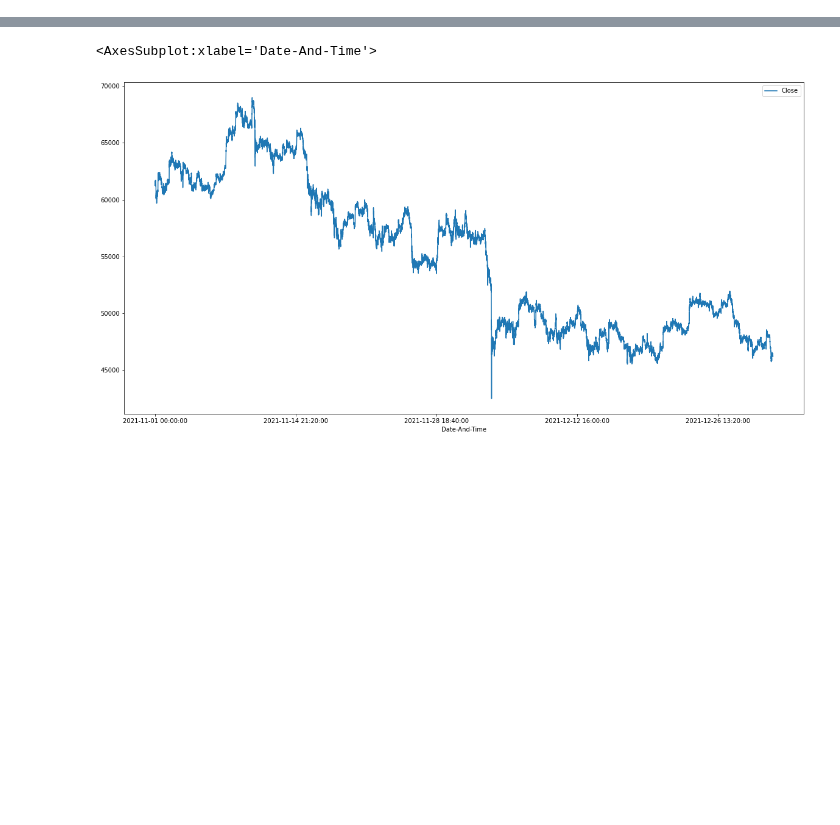
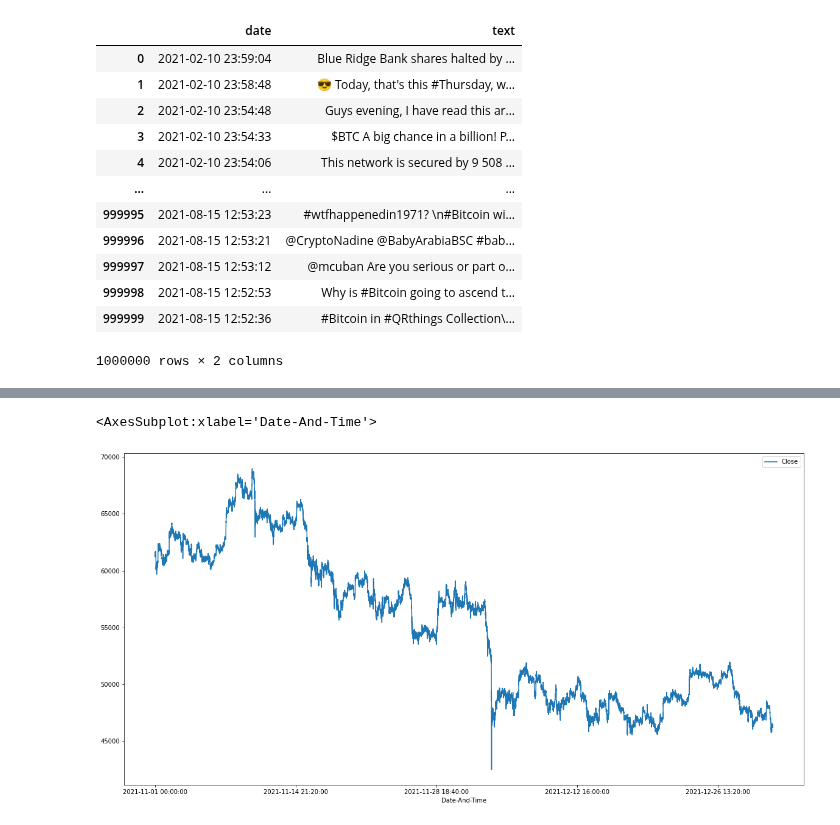
Before and after one commit to PhilipCappello/FineTuningBert, a Jupyter notebook: GettingHistoricalData.ipynb, the cells around one changed output, grey strips where cells are left out. Drawn from its saved outputs; the diff is of its cells as text; code cells hidden in the pictures; blank space fills up the shorter version.

```diff
--- a/GettingHistoricalData.ipynb
+++ b/GettingHistoricalData.ipynb
@@ -34,7 +33,24 @@ df_btc = pd.read_csv('CSVFiles/Bitcoin_tweets.csv')
 # https://www.kaggle.com/datasets/kaushiksuresh147/bitcoin-tweets
 # %%
 df_btc = df_btc.drop({'user_location','user_description','user_created','user_friends','user_favourites',
-             'hashtags','source','is_retweet'}, axis=1)
+             'hashtags','source','is_retweet', 'user_name', 'user_followers', 'user_verified'}, axis=1)
+# %%
+df_btc = df_btc[:1000000]
+df_btc
+# %% [output]
+|  | date | text |
+| 0 | 2021-02-10 23:59:04 | Blue Ridge Bank shares halted by ... |
+| 1 | 2021-02-10 23:58:48 | 😎 Today, that's this #Thursday, w... |
+| 2 | 2021-02-10 23:54:48 | Guys evening, I have read this ar... |
+| 3 | 2021-02-10 23:54:33 | $BTC A big chance in a billion! P... |
+| 4 | 2021-02-10 23:54:06 | This network is secured by 9 508 ... |
+| ... | ... | ... |
+| 999995 | 2021-08-15 12:53:23 | #wtfhappenedin1971? \n#Bitcoin wi... |
+| 999996 | 2021-08-15 12:53:21 | @CryptoNadine @BabyArabiaBSC #bab... |
+| 999997 | 2021-08-15 12:53:12 | @mcuban Are you serious or part o... |
+| 999998 | 2021-08-15 12:52:53 | Why is #Bitcoin going to ascend t... |
+| 999999 | 2021-08-15 12:52:36 | #Bitcoin in #QRthings Collection\... |
+1000000 rows × 2 columns
 # %%
 cols = ["Open-Time", "Open", "High", "Low", "Close", "Volume", "Close-Time", "Quote-Asset-Volume",
         "Number-Of-Trades", "Taker-Buy-Base-Asset-Volume", "Taker-Buy-Quote-Asset-Volume", "Ignore"]
```
Also changed, not shown: parts of 9 cells of this notebook, 13 other files.
